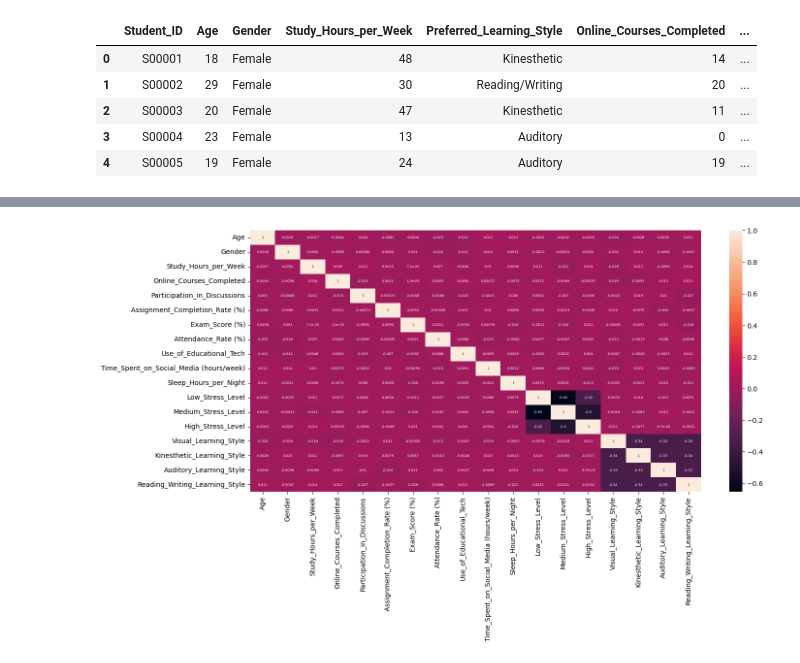
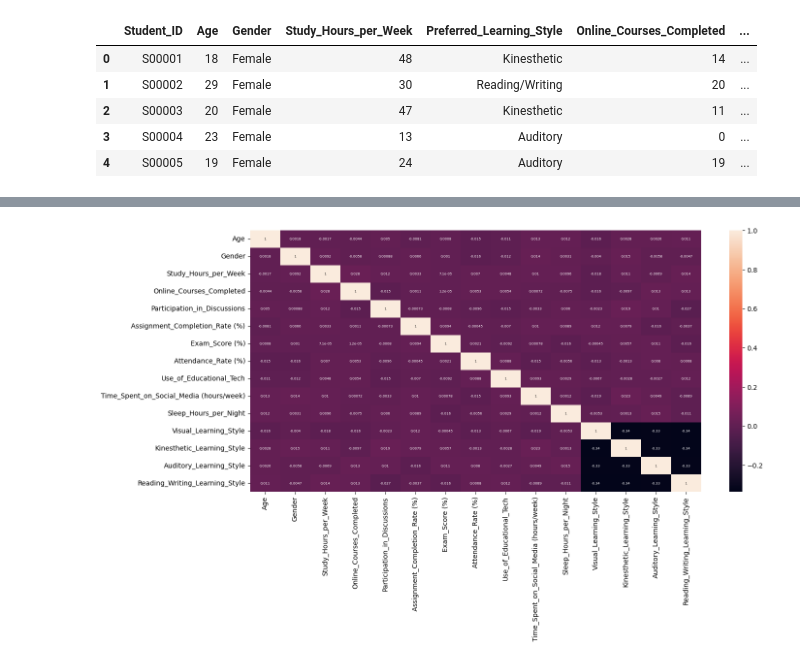
Before and after one commit to arjuna2112/TMDL2025, a Jupyter notebook: Student_performance.ipynb, the cells around one changed output, grey strips where cells are left out. Drawn from its saved outputs; the diff is of its cells as text; code cells hidden in the pictures.

```diff
--- a/Student_performance.ipynb
+++ b/Student_performance.ipynb
@@ -67,16 +131,15 @@ Reading/Writing    2498
 Auditory           2466
 Name: count, dtype: int64
 # %%
+# excluding people with gender "other", since the meaning of that could differ per person and is therefore uncertain
 df=df[df["Gender"]!="Other"]
-df["Gender"] = df["Gender"].map({'Male': 0, 'Female': 1})
+# transforming the categorical variables into dummies to be able to explore the correlations between them and other variables and to later use them in the model
+df["Gender"] = df["Gender"].map({"Male": 0, "Female": 1})
 df["Gender"] = df["Gender"].fillna(-1).astype(int)
 df["Participation_in_Discussions"] = df["Participation_in_Discussions"].map({'Yes': 1, 'No': 0})
 df["Participation_in_Discussions"] = df["Participation_in_Discussions"].fillna(-1).astype(int)
 df["Use_of_Educational_Tech"] = df["Use_of_Educational_Tech"].map({'Yes': 1, 'No': 0})
 df["Use_of_Educational_Tech"] = df["Use_of_Educational_Tech"].fillna(-1).astype(int)
-df["Low_Stress_Level"] = df["Self_Reported_Stress_Level"].map({'Low': 1, 'Medium': 0, 'High': 0})
-df["Medium_Stress_Level"] = df["Self_Reported_Stress_Level"].map({'Low': 0, 'Medium': 1, 'High': 0})
-df["High_Stress_Level"] = df["Self_Reported_Stress_Level"].map({'Low': 0, 'Medium': 0, 'High': 1})
 df["Visual_Learning_Style"] = df["Preferred_Learning_Style"].map({'Kinesthetic': 0, 'Reading/Writing': 0, 'Auditory': 0, 'Visual': 1})
 df["Kinesthetic_Learning_Style"] = df["Preferred_Learning_Style"].map({'Kinesthetic': 1, 'Reading/Writing': 0, 'Auditory': 0, 'Visual': 0})
 df["Auditory_Learning_Style"] = df["Preferred_Learning_Style"].map({'Kinesthetic': 0, 'Reading/Writing': 0, 'Auditory': 1, 'Visual': 0})
@@ -99,6 +162,3 @@ Try using .loc[row_indexer,col_indexer] = value instead
 
 See the caveats in the documentation: https://pandas.pydata.org/pandas-docs/stable/user_guide/indexing.html#returning-a-view-versus-a-copy
   df["Reading_Writing_Learning_Style"] = df["Preferred_Learning_Style"].map({'Kinesthetic': 0, 'Reading/Writing': 1, 'Auditory': 0, 'Visual': 0})
-# %%
-df['Student_ID'] = df['Student_ID'].str.lstrip('S').astype(int)
-df.head()
@@ -138,9 +185,10 @@ df.corr(numeric_only=True)
 # %%
+# When looking at a coloured plot of the correlations, you can clearly see that, except for the different learning styles, the variables are not strongly related.
 import matplotlib.pyplot as plt
 import seaborn as sns
-corr = df.drop(columns="Student_ID").corr(numeric_only=True)
+corr = df.corr(numeric_only=True)
 plt.figure(figsize=(15, 7))
 sns.heatmap(corr, annot=True, annot_kws={"size": 5})
 plt.show()
 # %% [output]
-[figure, old version]
+[figure, new version]
```
Also changed, not shown: parts of 24 cells of this notebook.
